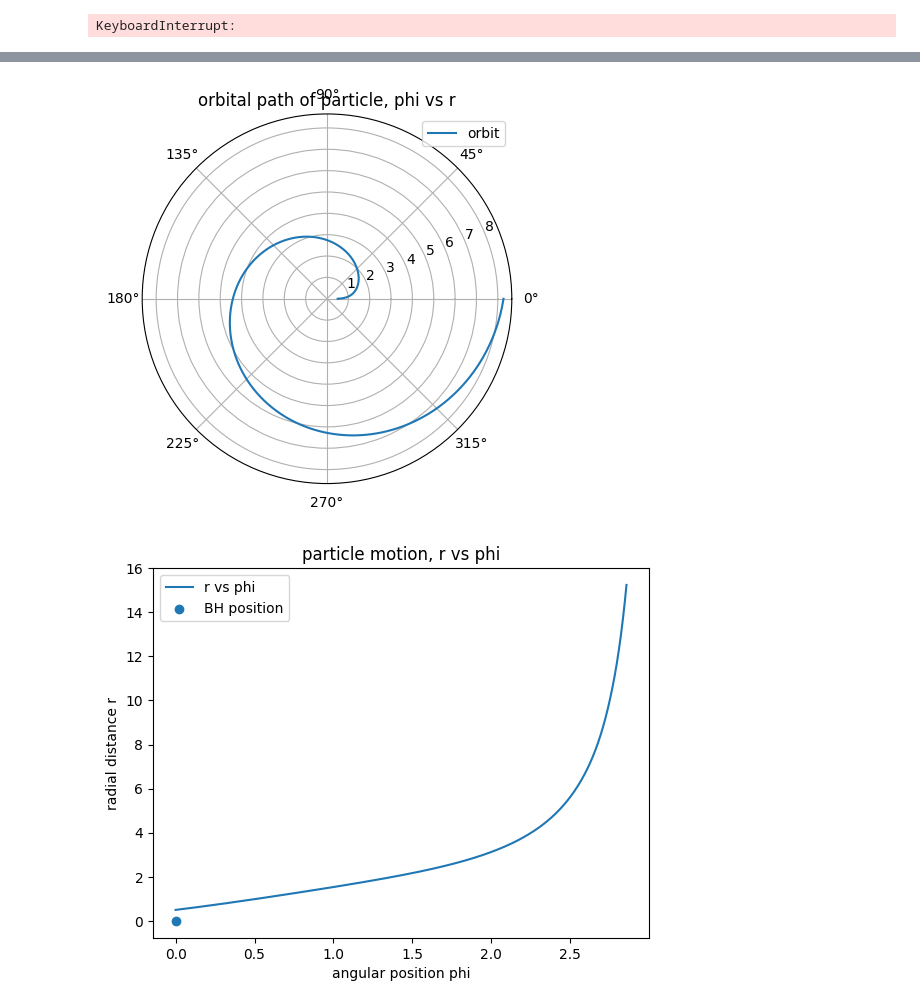
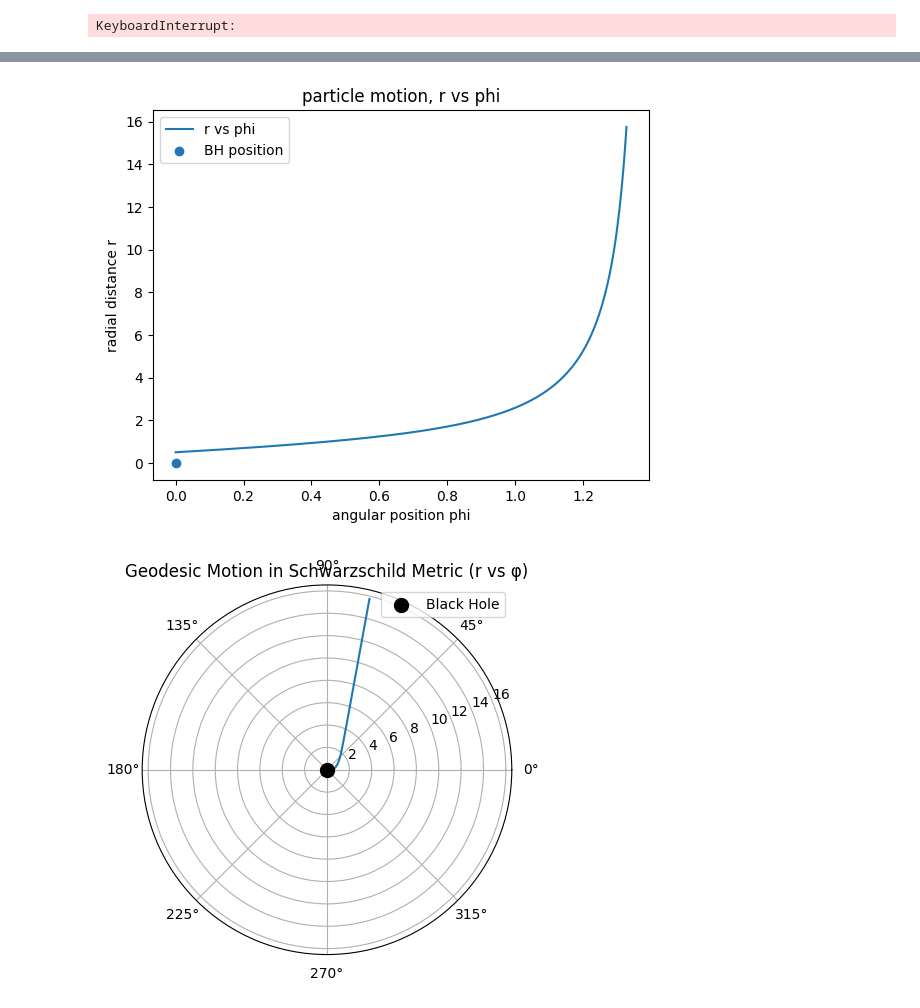
Before and after one commit to AdamSmithOrlik/quantum-black-holes, a Jupyter notebook: darius/research.ipynb, the cells around one changed output, grey strips where cells are left out. Drawn from its saved outputs; the diff is of its cells as text; code cells hidden in the pictures.

```diff
--- a/darius/research.ipynb
+++ b/darius/research.ipynb
@@ -144,9 +156,6 @@ h=r**2
 f=1-2*M/r
 
 
-#define symbols for differentiation
-sigma = gr.sym("sigma")
-L = gr.sym("L")
 
 V_eff = -f*( sigma - L**2 /h)
 dV_eff_dr = gr.s.diff(V_eff, r).subs(sigma, 0)
@@ -257,6 +408,7 @@ M=1.0
 c=1.0
 G=1.0
 E=1.0
+L=1.0
 rs1 = 2*G*M/c**2
 #particle rad 10x sc rad
 r1 = 10 * rs1
@@ -337,38 +489,41 @@ def solve_r_phi_t(paras, t_range, r_init, phi_init, sigma=0):
 
 
 #get sols for r as func of phi
 phi_range = [0, 2*np.pi]
 
 r_phi_sol = solve_r_phi(paras, phi_range, r0, sigma=1)
 phi_vals = r_phi_sol.t
 r_vals_orbit = r_phi_sol.y[1]
 
 
-#plot r of phi as a polar plot
-plt.polar(phi_vals, r_vals_orbit, label='orbit')
-plt.title('orbital path of particle, phi vs r')
-plt.legend()
-plt.grid(True)
-plt.show()
 
 #get solutions for r(t) and phi(t)
 t_range = [0, 15]
 r_init = 0.25 * rs1
 phi_init = 0
 
 sol_t = solve_r_phi_t(paras, t_range, r_init, phi_init, sigma=0)
 t_vals = sol_t.y[0]  # time values
 r_vals = sol_t.y[1]  # radial distances
 phi_vals = sol_t.y[2]  # angular positions
 
 #plot r(t) vs phi(t)
 plt.plot(phi_vals, r_vals, label='r vs phi')
 plt.scatter([0], [0], label='BH position')
 plt.xlabel('angular position phi')
 plt.ylabel('radial distance r')
 plt.title('particle motion, r vs phi')
 plt.legend()
 plt.show()
+
+
+#plot polar
+plt.polar(phi_vals, r_vals)
+plt.scatter([0], [0], color='black', marker='o', s=100, label='Black Hole', zorder=5)
+plt.title('Geodesic Motion in Schwarzschild Metric (r vs φ)')
+plt.legend()
+plt.grid(True)
+plt.show()
 # %% [output]
-[figure, old version]
+[figure, new version]
-[figure, old version]
+[figure, new version]
```
Also changed, not shown: parts of 6 cells of this notebook.
